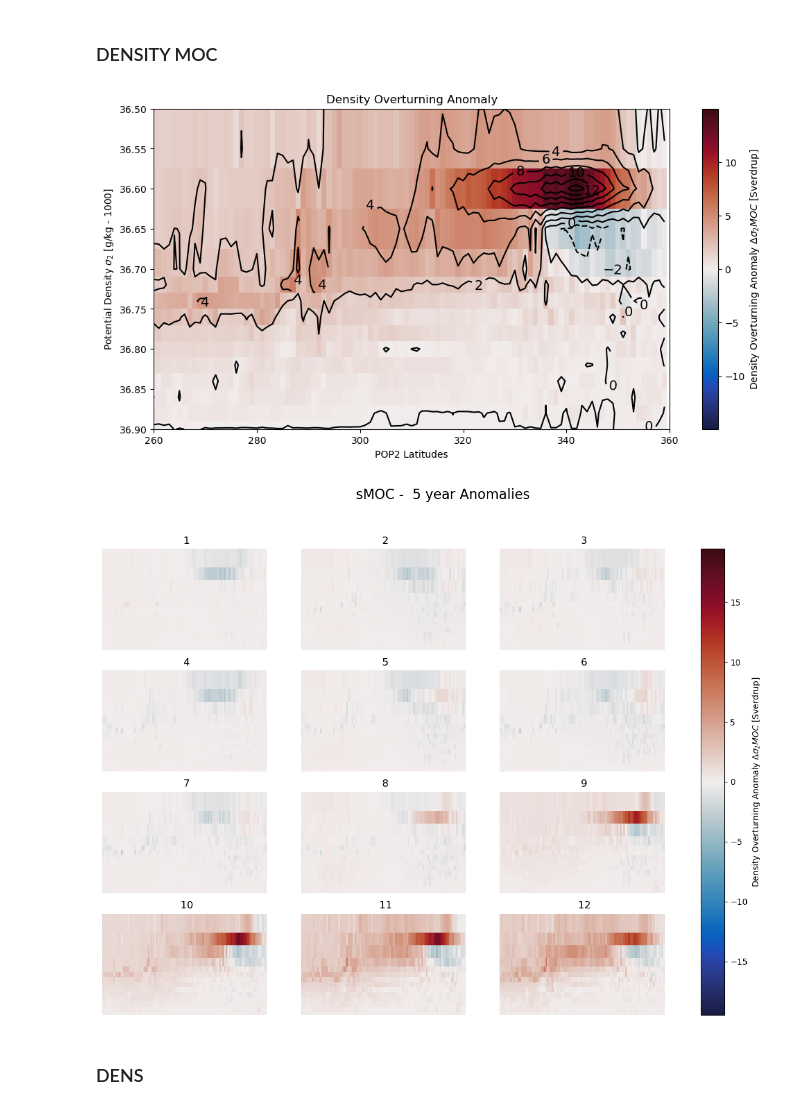
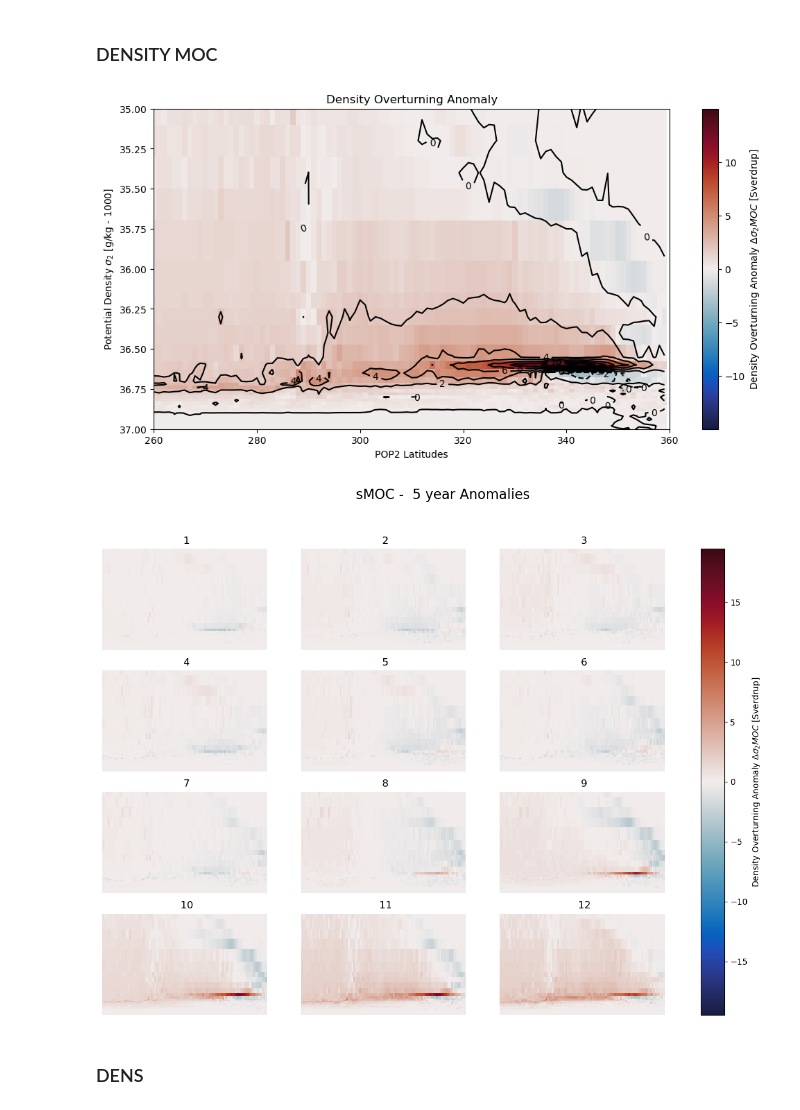
Before and after one commit to inagler/current, a Jupyter notebook: Additional_figures_composite.ipynb, the cells around one changed output. Cells and saved outputs as stored; diff of their text form; code cells hidden in the pictures.

```diff
--- a/Additional_figures_composite.ipynb
+++ b/Additional_figures_composite.ipynb
@@ -298,26 +316,27 @@ field = difference_smoc
 # %%
 cmap = cmo.balance
 cmap.set_bad('gray')
 
 plt.figure(figsize=(12, 6))
 horiz_sigma_plot = field.plot(cmap=cmap, add_colorbar = False)#, vmin=vmin_sigma, vmax=vmax_sigma)
 contour_sigma = field.plot.contour(colors='k', levels=19, add_colorbar = False)
-plt.clabel(contour_sigma, inline=True, fontsize=14)
+plt.clabel(contour_sigma, inline=True, fontsize=10)
+
 
 plt.xlim([260, 360])
-plt.ylim(36.9, 36.5)
+plt.ylim([37, 35])
 
 plt.ylabel(r'Potential Density $\sigma_2$ [g/kg - 1000]')
 plt.xlabel('POP2 Latitudes')
 plt.title('Density Overturning Anomaly')
 
 cbar = plt.colorbar(horiz_sigma_plot)
 cbar.set_label('Density Overturning Anomaly $\Delta \sigma_2 MOC$ [Sverdrup]')
 
 #plt.show()
 plt.savefig(os.path.expanduser('~/phase1_CONDA/results/')+'sMOC_anomaly.png', bbox_inches='tight', dpi=300)
 # %% [output]
-[figure, old version]
+[figure, new version]
 # %%
 bsf_file = '/Data/gfi/share/ModData/CESM2_LENS2/ocean/monthly/comp/sMOCcomposite.nc'
 ds_var_annual = xr.open_dataarray(bsf_file)
@@ -328,7 +347,7 @@ fig, axes = plt.subplots(nrows=4, ncols=3, figsize=(15, 10))
 
 # Set common xlim and ylim for all plots
 common_xlim = (260, 360)
-common_ylim = (36.9, 36.5)
+common_ylim = (37, 35)
 
 vmin, vmax = -abs(ds).max(), abs(ds).max()
 
@@ -353,7 +372,7 @@ fig.suptitle('sMOC -  5 year Anomalies', fontsize=16)
 
 plt.savefig(os.path.expanduser('~/phase1_CONDA/results/')+'sMOC_5year_anomalies.png', bbox_inches='tight', dpi=300)
 # %% [output]
-[figure, old version]
+[figure, new version]
 # %% [markdown]
 ### DENS
 # %%
```
Also changed, not shown: parts of 8 cells of this notebook, 28 other files.
